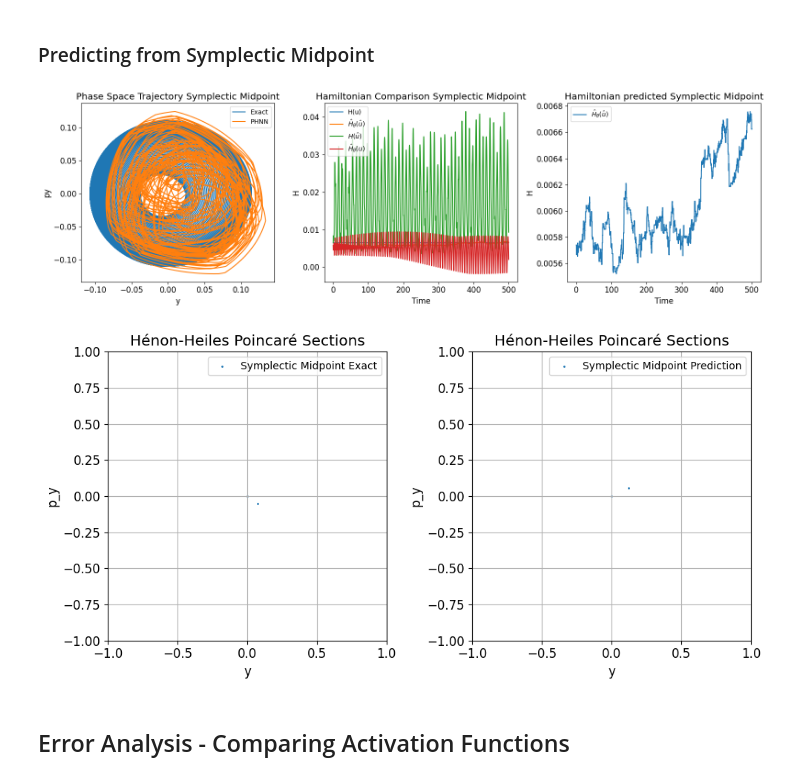
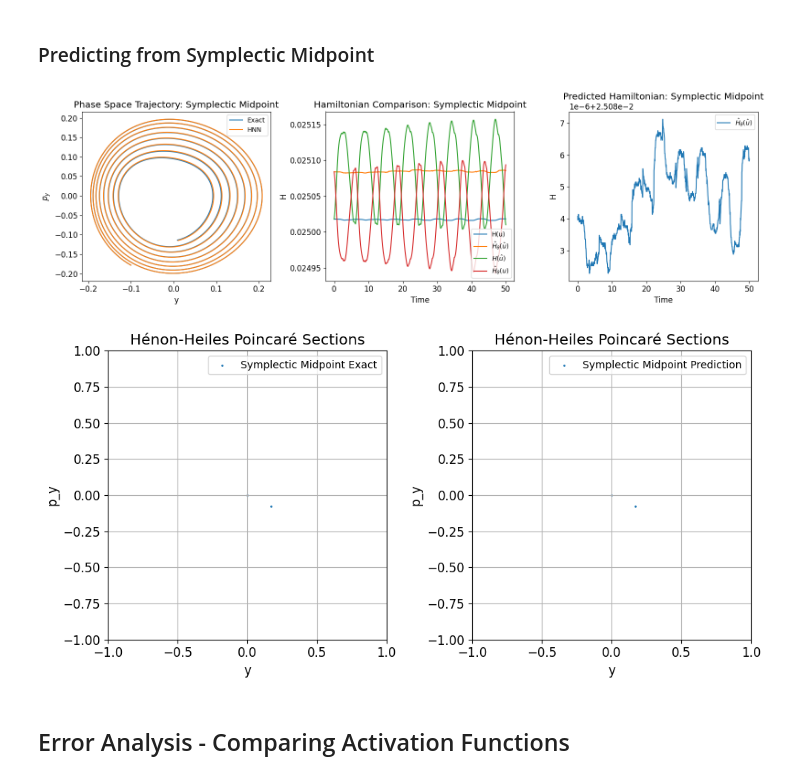
Before and after one commit to sannejamila/HNNs_ODEs, a Jupyter notebook: HenonHeiles.ipynb, the cells around one changed output. Cells and saved outputs as stored; diff of their text form; code cells hidden in the pictures.

```diff
--- a/HenonHeiles.ipynb
+++ b/HenonHeiles.ipynb
@@ -91,6 +91,8 @@ model_exp, trainingdetails_explicit = trainer.train(loss_func)
 [figure]
 # %% [markdown]
 ### Predicting from Explicit Midpoint
+# %%
+model_exp,_,_ = load_model(path= "Models/HenonHeiles/HenonHeiles_midpoint_50epoch_PAU()_Softplus(beta=1.0, threshold=20.0)_batchsize_64_shape_torch.Size([175000, 4]).pt")
 # %%
 tmax = 5*10
 nsamples = 100*10
@@ -185,7 +189,7 @@ t_sample = np.linspace(0, tmax, nt + 1)
 ntrajectories = 1
 integrator = "symplectic euler"
 
-(u_start, u_end,_, dt), dudt, u_exact, u0s =  generate_data(system=sys,ntrajectories =ntrajectories, t_sample = t_sample,integrator=integrator)
+(u_start, u_end,_, dt), dudt, u_exact, u0s =  generate_data(system=sys,ntrajectories =ntrajectories, t_sample = t_sample,integrator=integrator,u0s=u0s)
 
 u_phnn_symp_eul, t_sample = model_symp_eul.generate_trajectories(ntrajectories = ntrajectories, t_sample = t_sample,integrator = integrator,u0s=u0s)
 # %%
@@ -273,11 +277,13 @@ trainer = Training(model = model_symp,integrator = integrator, train_data = trai
 model_symp, trainingdetails_symp_eul= trainer.train(loss_func)
 # %% [output]
 [figure]
+# %%
+model_symp,_,_ = load_model(path= "Models/HenonHeiles/HenonHeiles_symplectic midpoint_50epoch_PAU()_Softplus(beta=1.0, threshold=20.0)_batchsize_64_shape_torch.Size([175000, 4]).pt")
 # %% [markdown]
 ### Predicting from Symplectic Midpoint
 # %%
-tmax = 5*100
-nsamples = 100*100
+tmax = 5*10
+nsamples = 100*10
 dt = tmax/nsamples
 
 
@@ -287,7 +293,7 @@ t_sample = np.linspace(0, tmax, nt + 1)
 ntrajectories = 1
 integrator = "symplectic midpoint"
 
-(u_start, u_end,_, dt), dudt, u_exact, u0s =  generate_data(system=sys,ntrajectories =ntrajectories, t_sample = t_sample,integrator=integrator)
+(u_start, u_end,_, dt), dudt, u_exact, u0s =  generate_data(system=sys,ntrajectories =ntrajectories, t_sample = t_sample,integrator=integrator,u0s=u0s)
 
 u_phnn_symp, t_sample = model_symp.generate_trajectories(ntrajectories = ntrajectories, t_sample = t_sample,integrator = integrator,u0s=u0s)
 # %%
@@ -296,10 +302,10 @@ fig, ax = plt.subplots(1, 3, figsize=(16, 5))
 y, py = u_exact[0][:, 1], u_exact[0][:, 3]
 ax[0].plot(y, py, label="Exact")
 y, py = u_phnn_symp[0][:, 1], u_phnn_symp[0][:, 3]
-ax[0].plot(y, py, label="PHNN")
+ax[0].plot(y, py, label="HNN")
 ax[0].set_xlabel("y")
-ax[0].set_ylabel("py")
-ax[0].set_title("Phase Space Trajectory Symplectic Midpoint" )
+ax[0].set_ylabel(r"$p_y$")
+ax[0].set_title("Phase Space Trajectory: Symplectic Midpoint" )
 ax[0].legend()
 
 H_exact, H_symp_nn, H_exact_pred, H_nn_exact = get_Hamiltonians(model_symp,u_exact,u_phnn_symp,t_sample)
@@ -311,15 +317,14 @@ ax[1].plot(t, H_exact_pred, label=r"$H(\hat u)$")
 ax[1].plot(t, H_nn_exact, label=r"$\hat{H}_{\theta}(u)$")
 ax[1].set_xlabel("Time")
 ax[1].set_ylabel("H")
-ax[1].set_title("Hamiltonian Comparison Symplectic Midpoint")
+ax[1].set_title("Hamiltonian Comparison: Symplectic Midpoint")
 ax[1].legend()
 
 ax[2].plot(t, H_symp_nn, label=r"$\hat{H}_{\theta}(\hat u)$")
 ax[2].set_xlabel("Time")
 ax[2].set_ylabel("H")
-ax[2].set_title("Hamiltonian predicted Symplectic Midpoint")
+ax[2].set_title("Predicted Hamiltonian: Symplectic Midpoint")
 ax[2].legend()
-
 plt.tight_layout()
 plt.show()
 
@@ -327,34 +332,34 @@ plt.show()
 fig, ax = plt.subplots(1, 2, figsize=(10, 5))
 
 event_indices = np.round(find_crossings(u_exact[0])).astype(int)
 y_py = np.array([torch.tensor(u_exact[0][:,0][event_indices]), torch.tensor(u_exact[0][:,1][event_indices])]).T
 ax[0].scatter(y_py[0], y_py[1], s=1, label = "Symplectic Midpoint Exact")
 ax[0].legend()
 ax[0].set_xlim([-1, 1])
 ax[0].set_ylim([-1, 1])
 ax[0].set_xlabel("y")
 ax[0].set_ylabel("p_y")
 ax[0].set_title("Hénon-Heiles Poincaré Sections")
 ax[0].grid(True)
 
 
 
 event_indices = np.round(find_crossings(u_phnn_symp[0])).astype(int)
 y_py = np.array([u_phnn_symp[0][:,0][event_indices], u_phnn_symp[0][:,1][event_indices]]).T
 ax[1].scatter(y_py[0], y_py[1], s=1, label = "Symplectic Midpoint Prediction")
 ax[1].legend()
 ax[1].set_xlim([-1, 1])
 ax[1].set_ylim([-1, 1])
 ax[1].set_xlabel("y")
 ax[1].set_ylabel("p_y")
 ax[1].set_title("Hénon-Heiles Poincaré Sections")
 ax[1].grid(True)
 
 
 plt.tight_layout()
 plt.show()
 # %% [output]
-[figure, old version]
+[figure, new version]
 [figure]
 # %% [markdown]
 ## Error Analysis - Comparing Activation Functions
```
Also changed, not shown: parts of 3 cells of this notebook, 13 other files.
